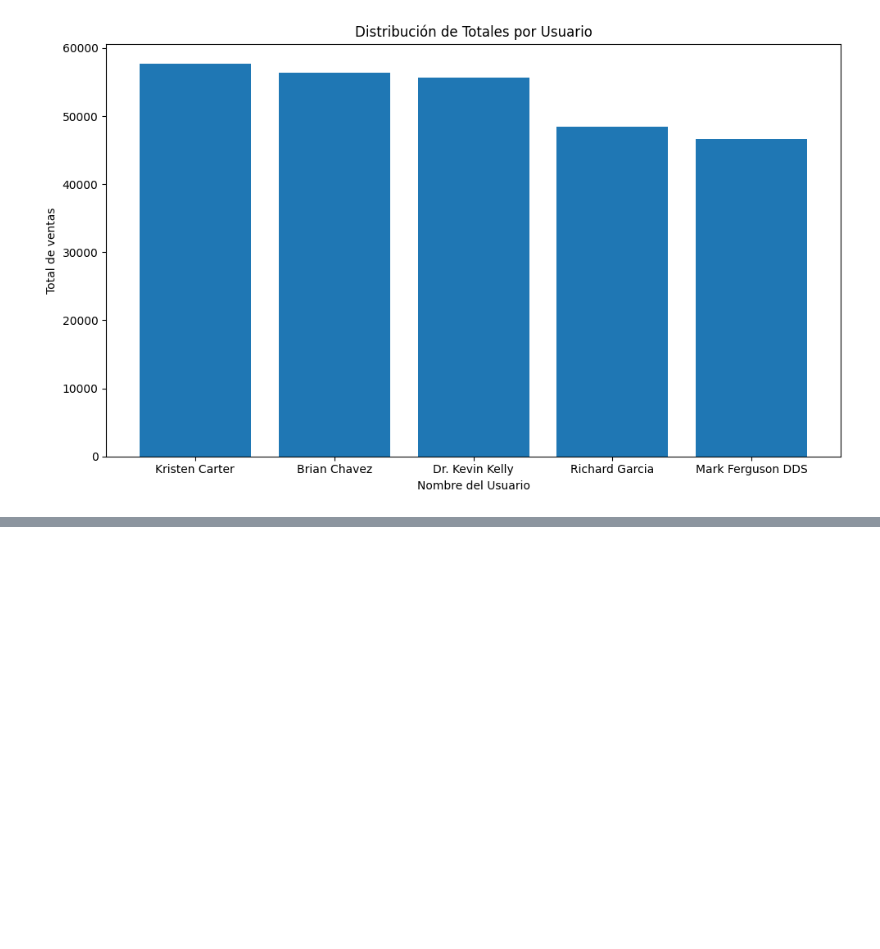
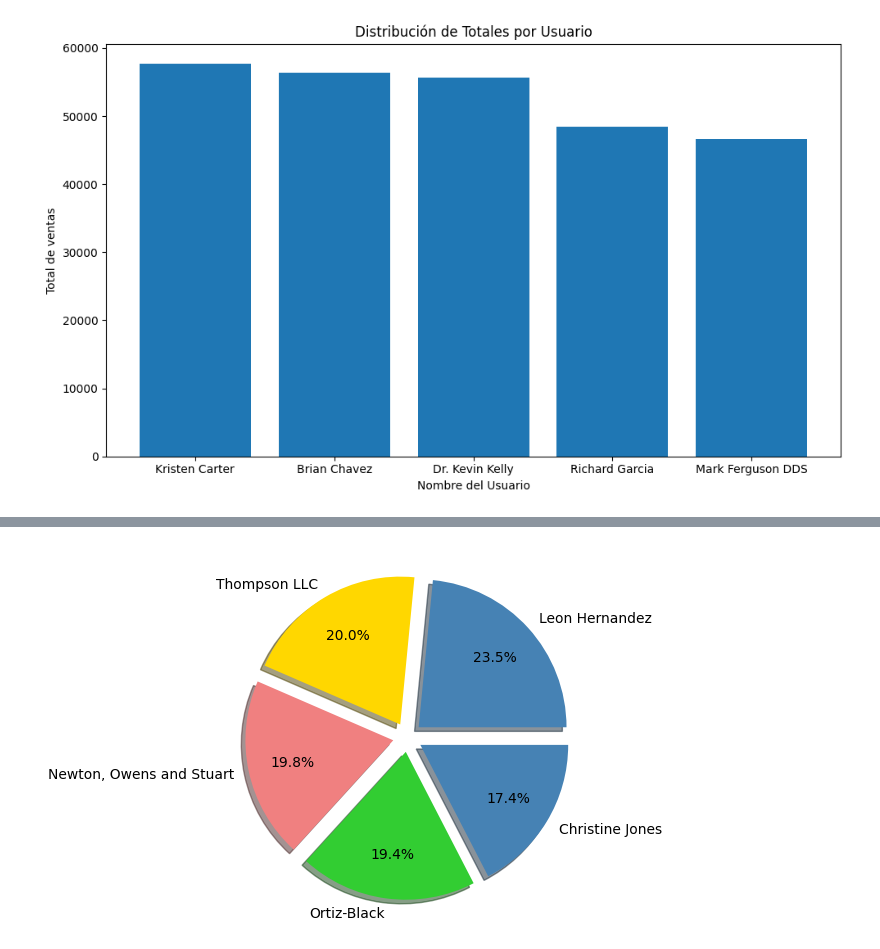
Before and after one commit to esnorki2008/Proyecto-Final-Ciencia-de-Datos-en-Python, a Jupyter notebook: DASHBOARD/DASHBOARD.ipynb, the cells around one changed output, grey strips where cells are left out. Saved outputs shown, nothing was run; the diff lists cells and outputs as text; code cells hidden in the pictures; blank space fills up the shorter version.

Commit message:
Se agrega pregunta y grafica de clientes con mas compras

```diff
--- a/DASHBOARD/DASHBOARD.ipynb
+++ b/DASHBOARD/DASHBOARD.ipynb
@@ -206,0 +204,9 @@ art_mas_vendido
+# %%
+cli_mas_compras = pd.merge(fact_ventas,dim_cliente, on="cliente_id",how="inner")
+cli_mas_compras = cli_mas_compras.groupby('nombre')['total'].sum().reset_index()
+
+cli_mas_compras.sort_values(by='total', ascending=False, inplace=True)
+top_5_cliente_mas_compras = cli_mas_compras.head(5)
+
+# Mostrar el top 10
+top_5_cliente_mas_compras
@@ -206,0 +220,19 @@ art_mas_vendido
+# %%
+explode = (0.1, 0.1, 0.1, 0.1, 0.1)
+
+fig, ax = plt.subplots()
+ax.pie(
+    top_5_cliente_mas_compras['total'],
+    labels=top_5_cliente_mas_compras['nombre'],
+    labeldistance=1.1,
+    colors=["SteelBlue", "Gold", "LightCoral", "LimeGreen"],
+    shadow=True,
+    explode=explode,
+    autopct='%1.1f%%',
+    pctdistance=0.7
+)
+
+# Mostrar la gráfica
+plt.show()
+# %% [output]
+[figure, added]
```
Also changed, not shown: parts of 4 cells of this notebook.
